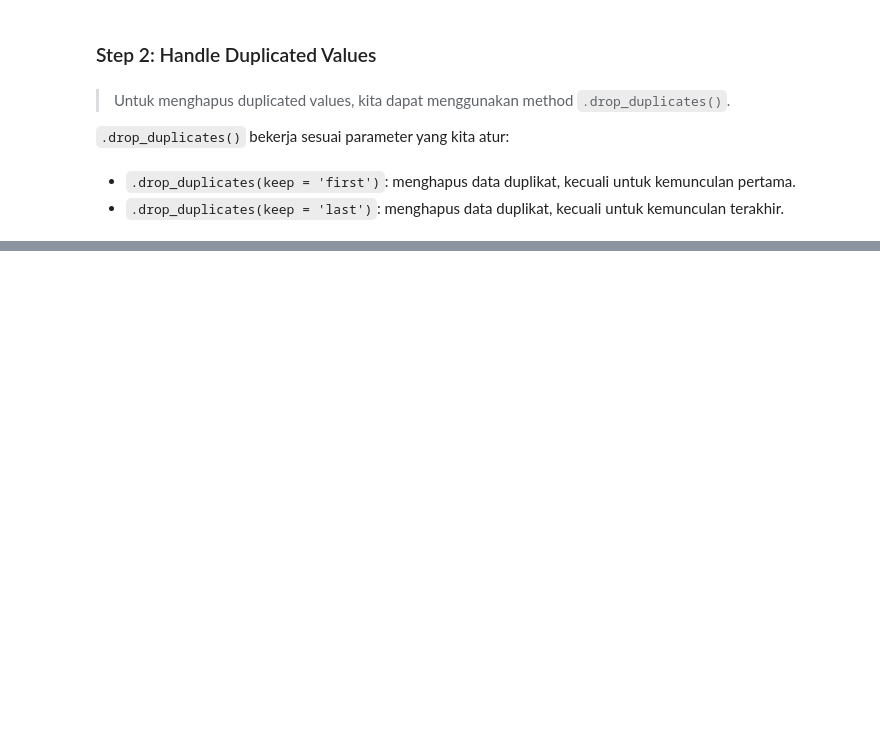
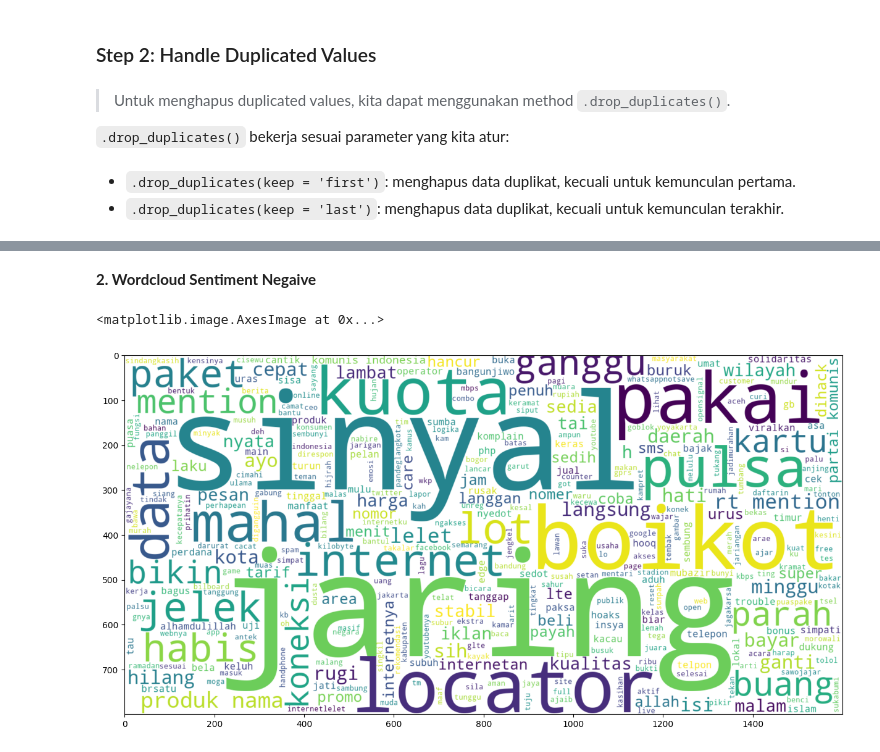
Before and after one commit to mhaniffajari/Data-Science-Project, a Jupyter notebook: Algoritma Training/inclass-p4eda.ipynb, the cells around one changed output, grey strips where cells are left out. Cells and saved outputs as stored; diff of their text form; code cells hidden in the pictures; blank space fills up the shorter version.

```diff
--- a/Algoritma Training/inclass-p4eda.ipynb
+++ b/Algoritma Training/inclass-p4eda.ipynb
@@ -2222,0 +2694,9 @@ Dengan output di atas, terdapat 5 baris data yang record-nya sama dengan baris y
+# %% [markdown]
+**2. Wordcloud Sentiment Negaive**
+# %%
+plt.figure(figsize = (15,15))
+wc = WordCloud(background_color="white", width = 1600 , height = 800 , max_words = 3000).generate(" ".join(df_sentiment[df_sentiment['Sentiment'] == 'negative'].text_no_stopwords))
+plt.imshow(wc , interpolation = 'bilinear')
+# %% [output]
+<matplotlib.image.AxesImage at 0x...>
+[figure, added]
```
Also changed, not shown: parts of 67 cells of this notebook, 16 other files.
